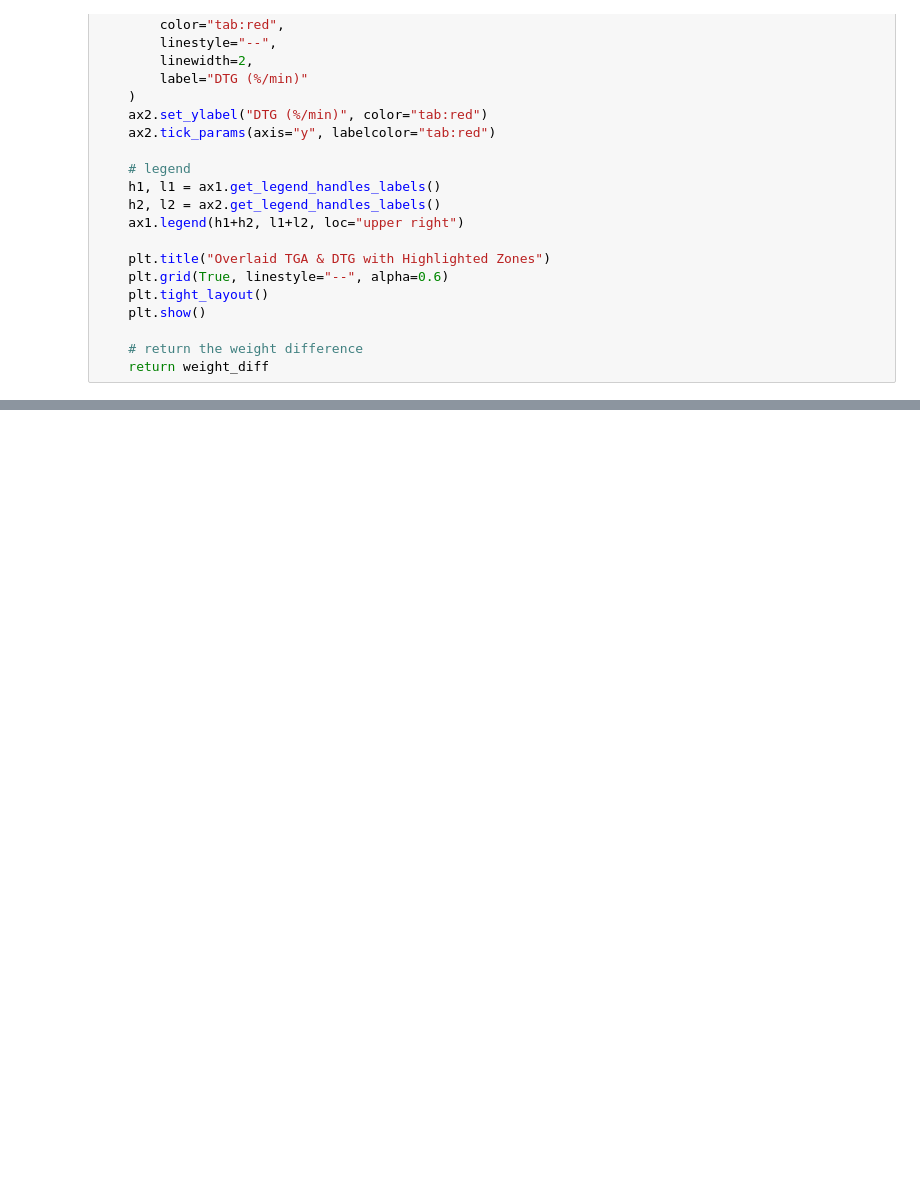
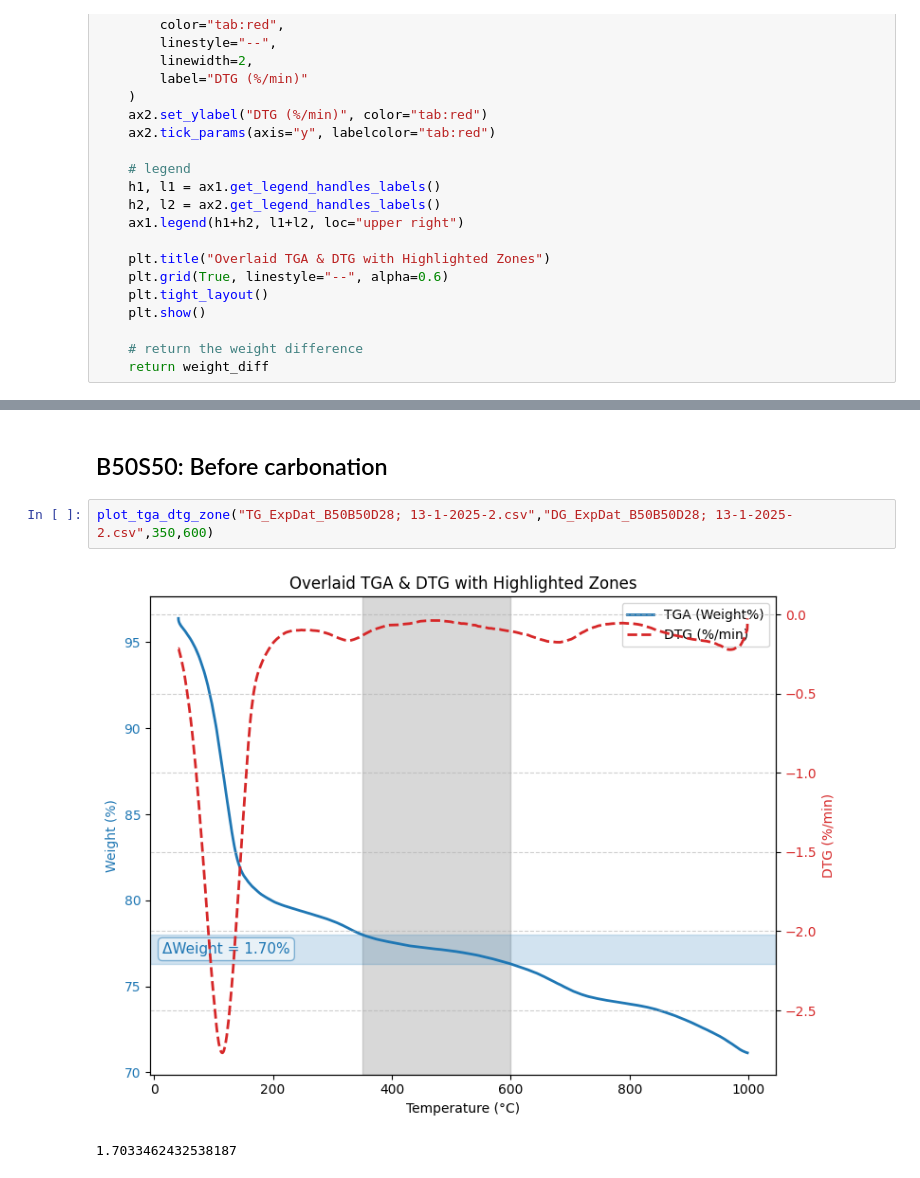
Before and after one commit to ahmedfarhatx22/TradingBro, a Jupyter notebook: book/some_content/B30S70.ipynb, the cells around one changed output, grey strips where cells are left out. Cells and saved outputs as stored; diff of their text form; blank space fills up the shorter version.

```diff
--- a/book/some_content/B30S70.ipynb
+++ b/book/some_content/B30S70.ipynb
@@ -157 +141,8 @@ interactive(children=(FloatText(value=450.0, description='Start (°C)'), FloatTe
+# %% [markdown]
+## B50S50: Before carbonation
+# %%
+plot_tga_dtg_zone("TG_ExpDat_B50B50D28; 13-1-2025-2.csv","DG_ExpDat_B50B50D28; 13-1-2025-2.csv",350,600)
+# %% [output]
+[figure, added]
+1.7033462432538187
 # %% [markdown]
```
Also changed, not shown: parts of 7 cells of this notebook, 2 other files.
